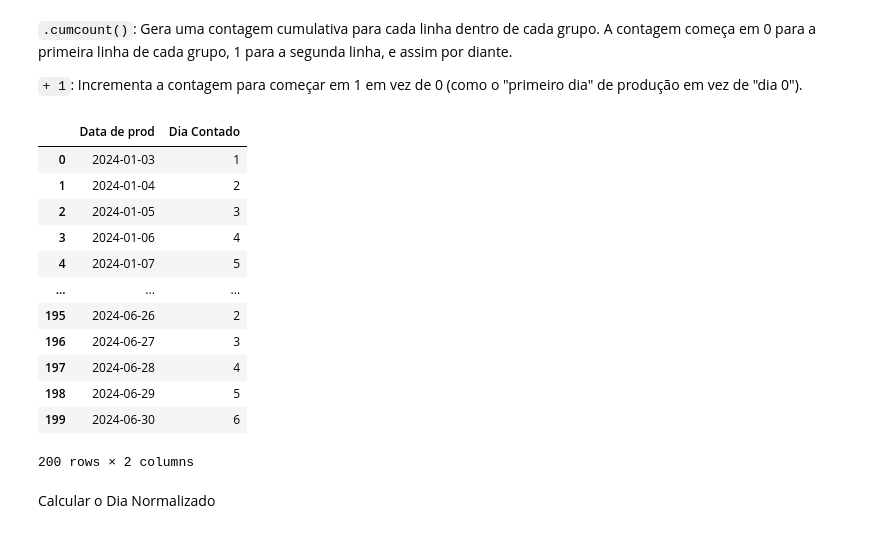
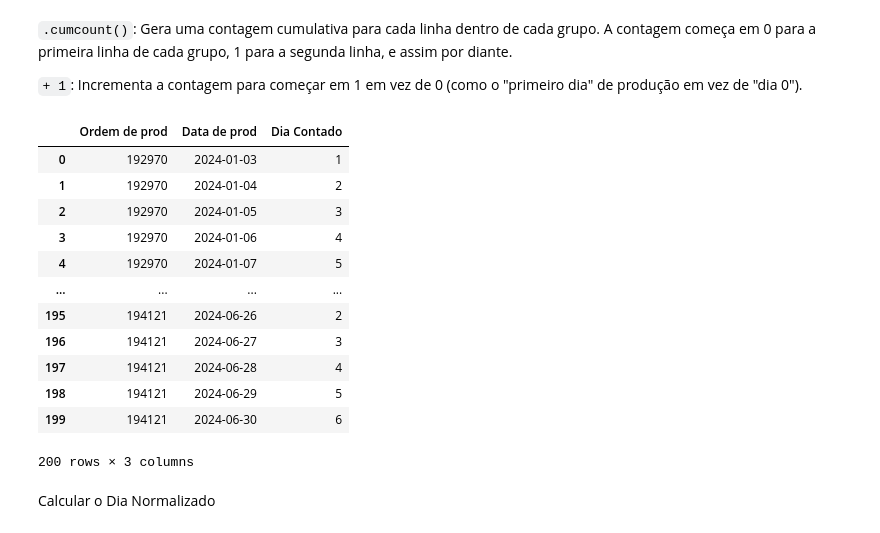
Before and after one commit to lucasz-g/Analise-Gotas, a Jupyter notebook: analises/modelo_ml.ipynb, the cells around one changed output. Saved outputs shown, nothing was run; the diff lists cells and outputs as text; code cells hidden in the pictures.

```diff
--- a/analises/modelo_ml.ipynb
+++ b/analises/modelo_ml.ipynb
@@ -406,21 +406,21 @@ df_sazonalidade['Dia Contado'] = df_sazonalidade.groupby('Ordem de prod').cumcou
 
 `+ 1`: Incrementa a contagem para começar em 1 em vez de 0 (como o "primeiro dia" de produção em vez de "dia 0").
 # %%
-df_sazonalidade[['Data de prod', 'Dia Contado']]
+df_sazonalidade[['Ordem de prod', 'Data de prod', 'Dia Contado']]
 # %% [output]
-|  | Data de prod | Dia Contado |
-| 0 | 2024-01-03 | 1 |
-| 1 | 2024-01-04 | 2 |
-| 2 | 2024-01-05 | 3 |
-| 3 | 2024-01-06 | 4 |
-| 4 | 2024-01-07 | 5 |
-| ... | ... | ... |
-| 195 | 2024-06-26 | 2 |
-| 196 | 2024-06-27 | 3 |
-| 197 | 2024-06-28 | 4 |
-| 198 | 2024-06-29 | 5 |
-| 199 | 2024-06-30 | 6 |
+|  | Ordem de prod | Data de prod | Dia Contado |
+| 0 | 192970 | 2024-01-03 | 1 |
+| 1 | 192970 | 2024-01-04 | 2 |
+| 2 | 192970 | 2024-01-05 | 3 |
+| 3 | 192970 | 2024-01-06 | 4 |
+| 4 | 192970 | 2024-01-07 | 5 |
+| ... | ... | ... | ... |
+| 195 | 194121 | 2024-06-26 | 2 |
+| 196 | 194121 | 2024-06-27 | 3 |
+| 197 | 194121 | 2024-06-28 | 4 |
+| 198 | 194121 | 2024-06-29 | 5 |
+| 199 | 194121 | 2024-06-30 | 6 |
-200 rows × 2 columns
+200 rows × 3 columns
 # %% [markdown]
 Calcular o Dia Normalizado
 # %%
```
